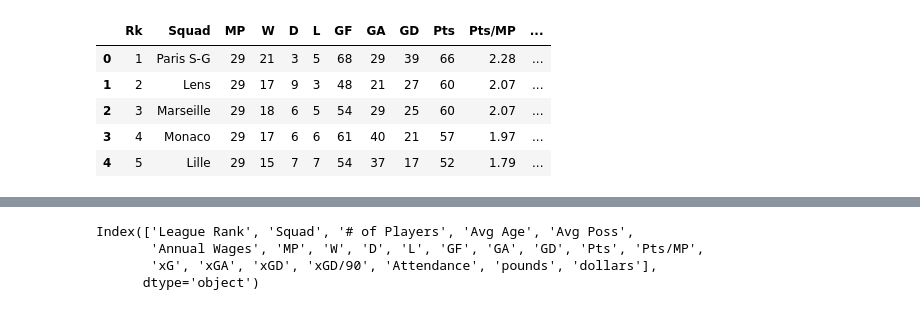
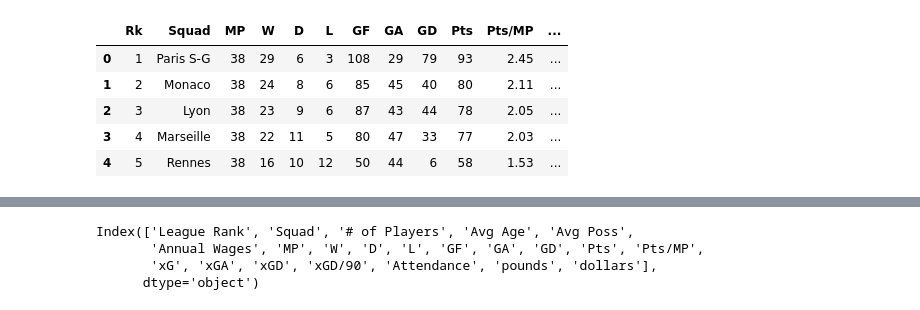
Before and after one commit to GurpreetChugh/Project-Football, a Jupyter notebook: Ligue1_Project_Football.ipynb, the cells around one changed output, grey strips where cells are left out. Saved outputs shown, nothing was run; the diff lists cells and outputs as text; code cells hidden in the pictures.

```diff
--- a/Ligue1_Project_Football.ipynb
+++ b/Ligue1_Project_Football.ipynb
@@ -22,39 +22,39 @@ fixtures = ['https://fbref.com/en/comps/13/2017-2018/schedule/2017-2018-Ligue-1-
             'https://fbref.com/en/comps/13/2018-2019/schedule/2018-2019-Ligue-1-Scores-and-Fixtures',
             'https://fbref.com/en/comps/13/2019-2020/schedule/2019-2020-Ligue-1-Scores-and-Fixtures',
             'https://fbref.com/en/comps/13/2020-2021/schedule/2020-2021-Ligue-1-Scores-and-Fixtures',
             'https://fbref.com/en/comps/13/2021-2022/schedule/2021-2022-Ligue-1-Scores-and-Fixtures',
             'https://fbref.com/en/comps/13/2022-2023/schedule/2022-2023-Ligue-1-Scores-and-Fixtures'
 
 
 ]
 
 url = seasons[0]
 table = pd.read_html(url)
 Ligue1_2018_summary_df = pd.DataFrame(table[0])
 url = seasons[1]
 table = pd.read_html(url)
 Ligue1_2019_summary_df = pd.DataFrame(table[0])
 url = seasons[2]
 table = pd.read_html(url)
 Ligue1_2020_summary_df = pd.DataFrame(table[0])
 url = seasons[3]
 table = pd.read_html(url)
 Ligue1_2020_summary_df = pd.DataFrame(table[0])
 url = seasons[4]
 table = pd.read_html(url)
 Ligue1_2021_summary_df = pd.DataFrame(table[0])
 url = seasons[5]
 table = pd.read_html(url)
 Ligue1_2022_summary_df = pd.DataFrame(table[0])
 
-Ligue1_2022_summary_df.head()
+Ligue1_2018_summary_df.head()
 # %% [output]
 |  | Rk | Squad | MP | W | D | L | GF | GA | GD | Pts | Pts/MP | ... |
-| 0 | 1 | Paris S-G | 29 | 21 | 3 | 5 | 68 | 29 | 39 | 66 | 2.28 | ... |
-| 1 | 2 | Lens | 29 | 17 | 9 | 3 | 48 | 21 | 27 | 60 | 2.07 | ... |
-| 2 | 3 | Marseille | 29 | 18 | 6 | 5 | 54 | 29 | 25 | 60 | 2.07 | ... |
-| 3 | 4 | Monaco | 29 | 17 | 6 | 6 | 61 | 40 | 21 | 57 | 1.97 | ... |
-| 4 | 5 | Lille | 29 | 15 | 7 | 7 | 54 | 37 | 17 | 52 | 1.79 | ... |
+| 0 | 1 | Paris S-G | 38 | 29 | 6 | 3 | 108 | 29 | 79 | 93 | 2.45 | ... |
+| 1 | 2 | Monaco | 38 | 24 | 8 | 6 | 85 | 45 | 40 | 80 | 2.11 | ... |
+| 2 | 3 | Lyon | 38 | 23 | 9 | 6 | 87 | 43 | 44 | 78 | 2.05 | ... |
+| 3 | 4 | Marseille | 38 | 22 | 11 | 5 | 80 | 47 | 33 | 77 | 2.03 | ... |
+| 4 | 5 | Rennes | 38 | 16 | 10 | 12 | 50 | 44 | 6 | 58 | 1.53 | ... |
 # %%
 # Get 2nd summary table (index[2])for each season
 url = seasons[0]
```
Also changed, not shown: parts of 23 cells of this notebook, 2 other files.
